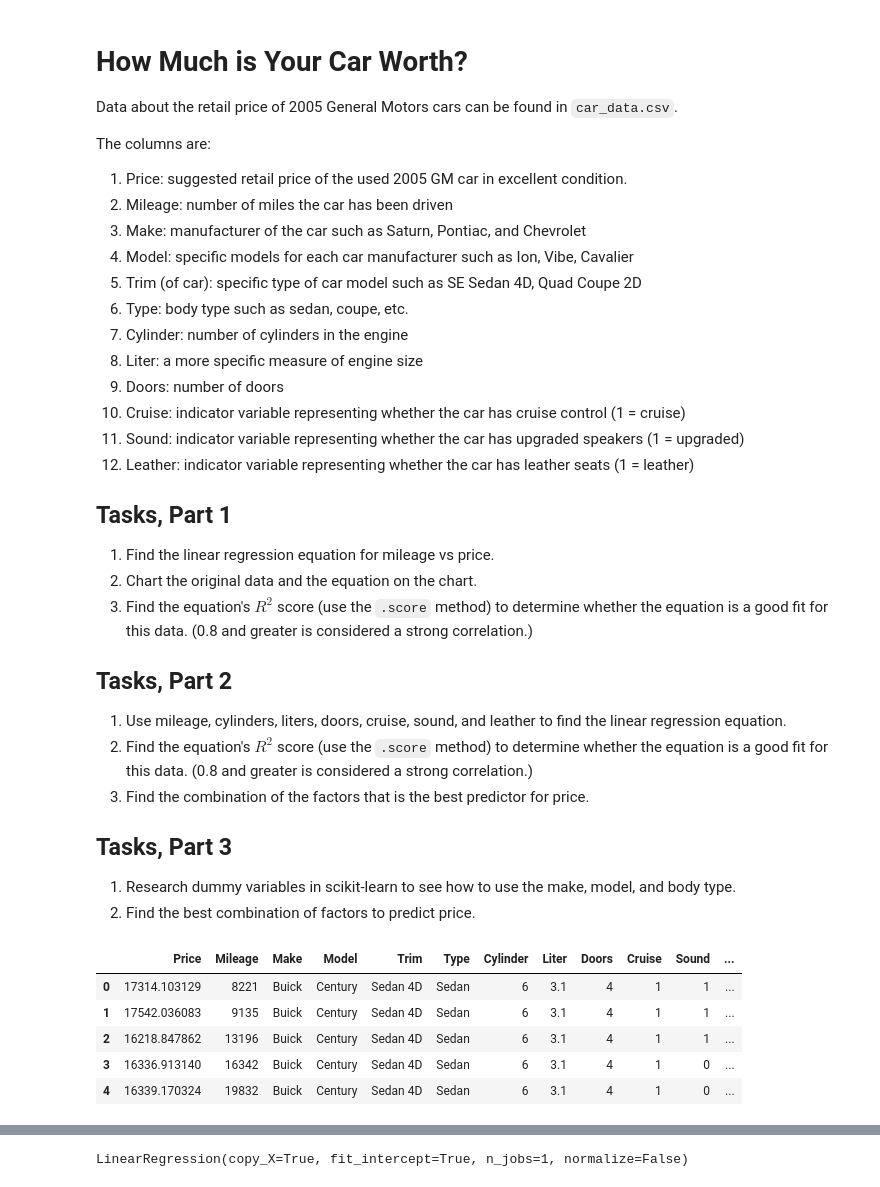
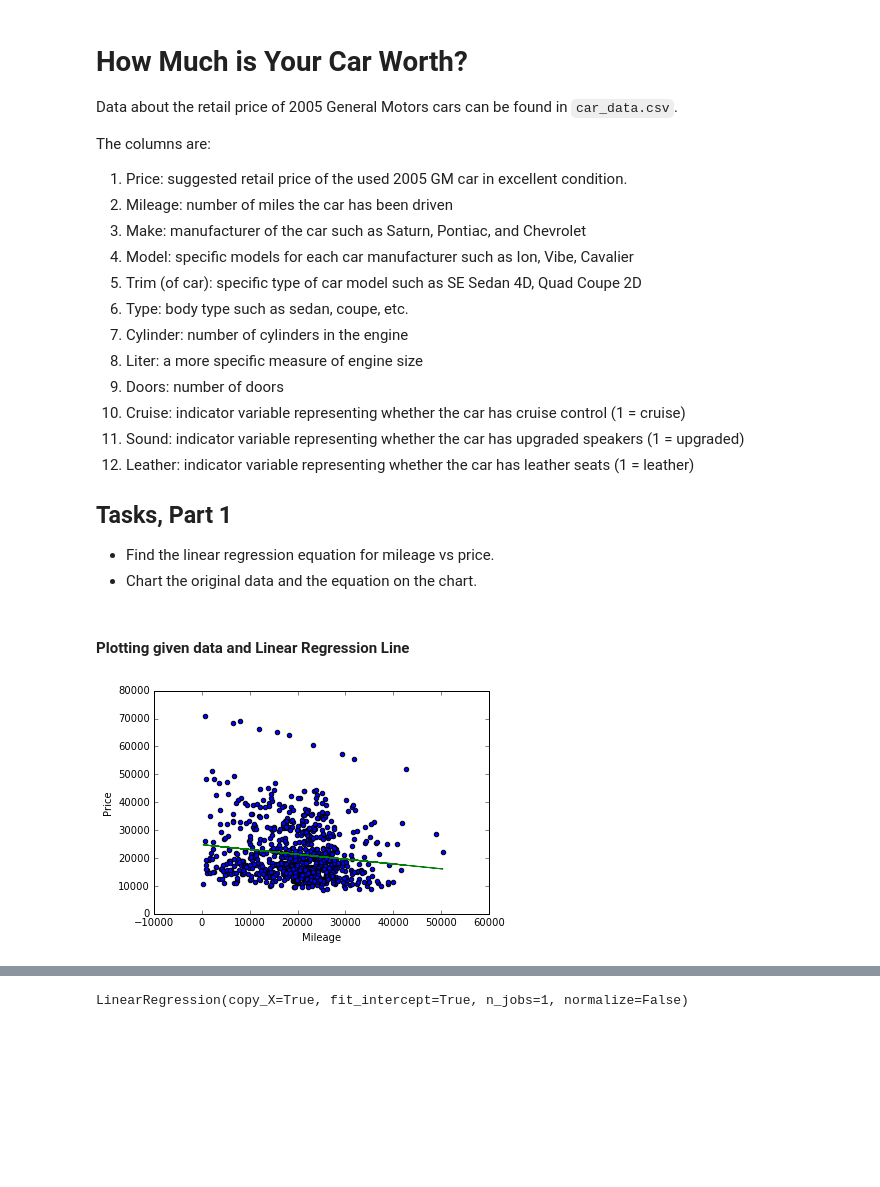
Before and after one commit to ArtyomMinsk/car_worth_linear_regression, a Jupyter notebook: car-worth.ipynb, the cells around one changed output, grey strips where cells are left out. Cells and saved outputs as stored; diff of their text form; code cells hidden in the pictures; blank space fills up the shorter version.

```diff
--- a/car-worth.ipynb
+++ b/car-worth.ipynb
@@ -30,29 +30,24 @@ The columns are:
 
 ## Tasks, Part 1
 
-1. Find the linear regression equation for mileage vs price.
-2. Chart the original data and the equation on the chart.
-3. Find the equation's $R^2$ score (use the `.score` method) to determine whether the
-equation is a good fit for this data. (0.8 and greater is considered a strong correlation.)
-
-## Tasks, Part 2
-
-1. Use mileage, cylinders, liters, doors, cruise, sound, and leather to find the linear regression equation.
-2. Find the equation's $R^2$ score (use the `.score` method) to determine whether the
-equation is a good fit for this data. (0.8 and greater is considered a strong correlation.)
-3. Find the combination of the factors that is the best predictor for price.
-
-## Tasks, Part 3
-
-1. Research dummy variables in scikit-learn to see how to use the make, model, and body type.
-2. Find the best combination of factors to predict price.
+- Find the linear regression equation for mileage vs price.
+- Chart the original data and the equation on the chart.
 # %%
 retail_price_data = pd.read_csv("car_data.csv")
-retail_price_data.head()
-# %% [output]
-|  | Price | Mileage | Make | Model | Trim | Type | Cylinder | Liter | Doors | Cruise | Sound | ... |
-| 0 | 17314.103129 | 8221 | Buick | Century | Sedan 4D | Sedan | 6 | 3.1 | 4 | 1 | 1 | ... |
-| 1 | 17542.036083 | 9135 | Buick | Century | Sedan 4D | Sedan | 6 | 3.1 | 4 | 1 | 1 | ... |
-| 2 | 16218.847862 | 13196 | Buick | Century | Sedan 4D | Sedan | 6 | 3.1 | 4 | 1 | 1 | ... |
-| 3 | 16336.913140 | 16342 | Buick | Century | Sedan 4D | Sedan | 6 | 3.1 | 4 | 1 | 0 | ... |
-| 4 | 16339.170324 | 19832 | Buick | Century | Sedan 4D | Sedan | 6 | 3.1 | 4 | 1 | 0 | ... |
+# %% [markdown]
+#### Plotting given data and Linear Regression Line
+# %%
+feature_cols = ['Mileage']
+X = retail_price_data[feature_cols]
+y = retail_price_data['Price']
+
+linreg = LinearRegression()
+linreg.fit(X, y)
+
+plt.scatter(X, y)
+plt.plot(X, linreg.predict(X), color = 'green')
+plt.xlabel('Mileage')
+plt.ylabel('Price')
+plt.show()
+# %% [output]
+[figure, added]
```
Also changed, not shown: parts of 23 cells of this notebook.
